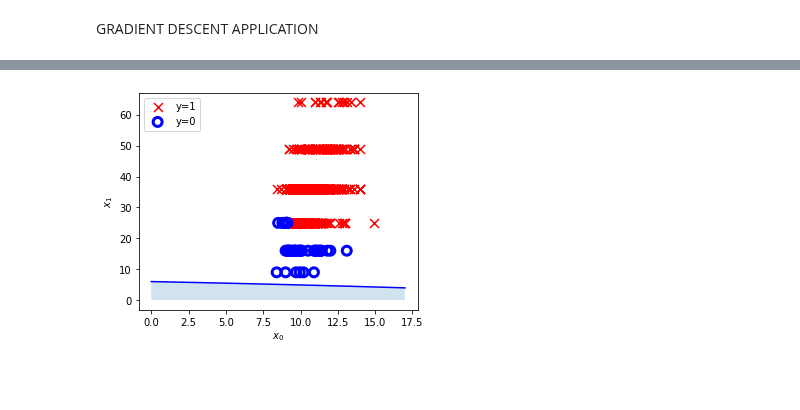
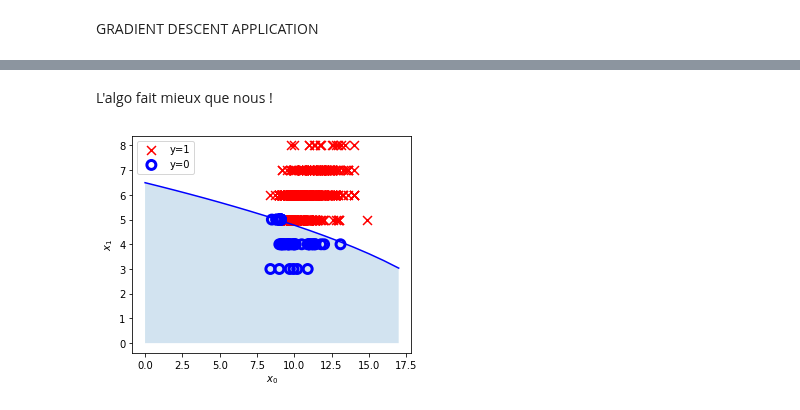
Before and after one commit to HenriS67/wineQualityPrediction, a Jupyter notebook: TPclassification.ipynb, the cells around one changed output, grey strips where cells are left out. Drawn from its saved outputs; the diff is of its cells as text; code cells hidden in the pictures; blank space fills up the shorter version.

```diff
--- a/TPclassification.ipynb
+++ b/TPclassification.ipynb
@@ -387,26 +376,29 @@ Iteration 1600: Cost 0.0581945472753005
 Iteration 1800: Cost 0.058188721054624123
 
 updated parameters: w:[1.65839314 0.92518989], b:-36.080117398294995
+# %% [markdown]
+L'algo fait mieux que nous !
 # %%
 # Choose values between 0 and 6
 #x0 = np.arange(-5,(5),0.1)
 x0 = np.arange(0,18)
 import math
 #1.2*x[loop,0]+x[loop,1]*x[loop,1]>11+5*5
 #ici b=-11+5*5 w0 = 1,2 w1=1
-x1 = np.sqrt(-b_out-x0*1.2)
+x1 = np.sqrt(-b_out-x0*w_out[0])
+x1=x1/w_out[1]
 fig,ax = plt.subplots(1,1,figsize=(5,4))
 # Plot the decision boundary
 ax.plot(x0,x1, c="b")
 
 
 # Fill the region below the line
 ax.fill_between(x0,x1, alpha=0.2)
 
 # Plot the original data
-plot_data(xf,y,ax)
+plot_data(x,y,ax)
 ax.set_ylabel(r'$x_1$')
 ax.set_xlabel(r'$x_0$')
 plt.show()
 # %% [output]
-[figure, old version]
+[figure, new version]
```
Also changed, not shown: parts of 2 cells of this notebook.
